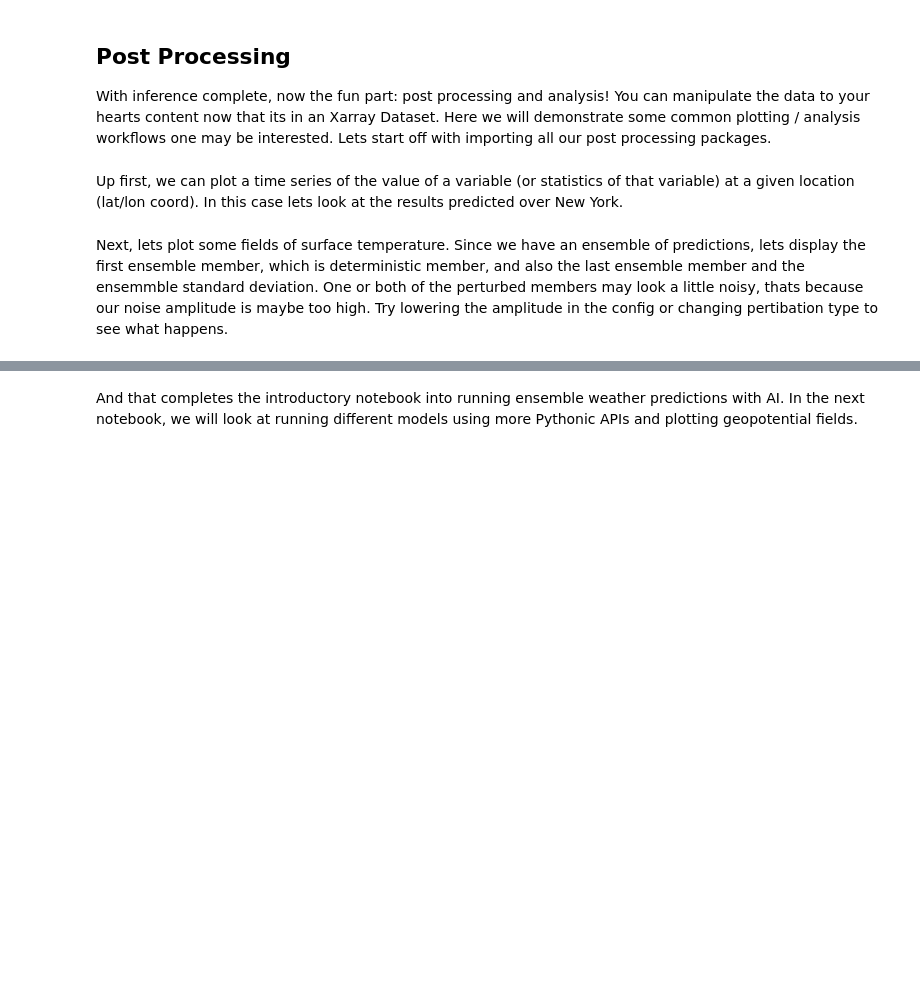
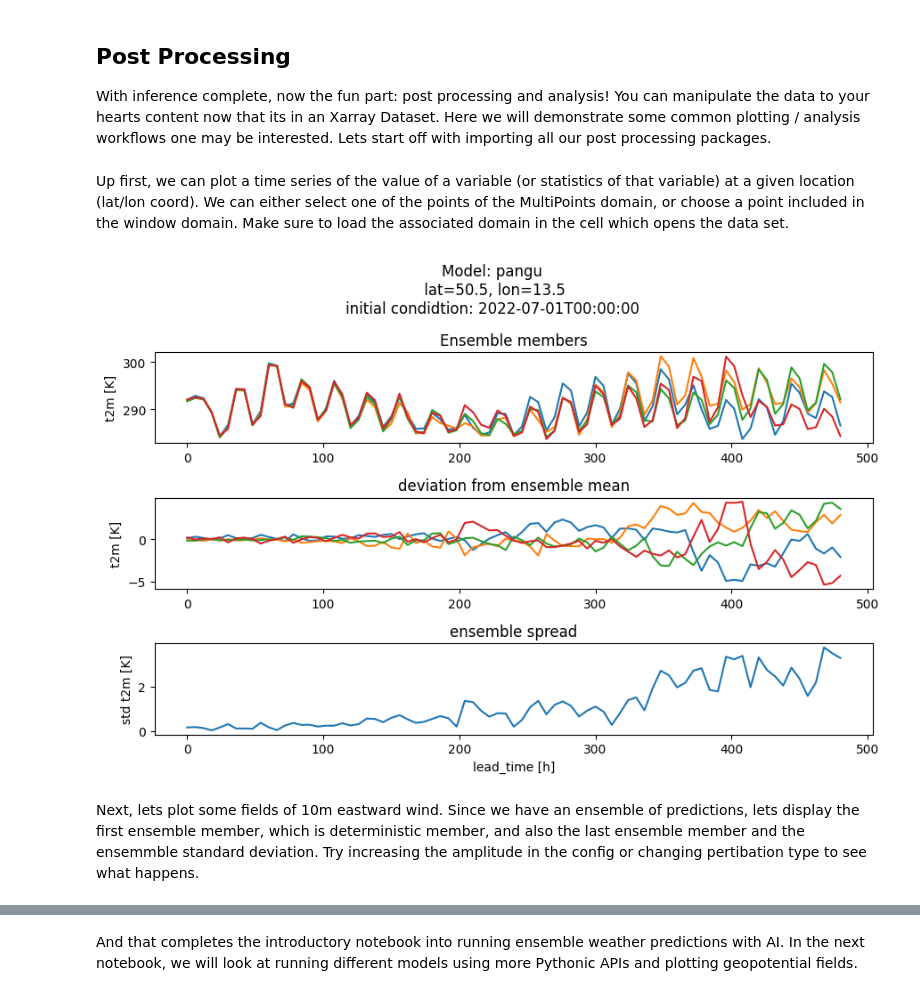
Before and after one commit to MarsuPila/earth2mip, a Jupyter notebook: examples/notebooks/04_nov_dem.ipynb, the cells around one changed output, grey strips where cells are left out. Drawn from its saved outputs; the diff is of its cells as text; code cells hidden in the pictures; blank space fills up the shorter version.

```diff
--- a/examples/notebooks/04_nov_dem.ipynb
+++ b/examples/notebooks/04_nov_dem.ipynb
@@ -177,4 +223,7 @@ But with our single NetCDF file we can load it into a [Xarray Dataset](https://d
 # %%
+domain_idx = 0
+weather_model = 'pangu'
+
 def open_ensemble(f, domain, chunks={"time": 1}):
     time = xarray.open_dataset(f).time
     root = xarray.open_dataset(f, decode_times=False)
@@ -182,8 +231,9 @@ def open_ensemble(f, domain, chunks={"time": 1}):
     ds.attrs = root.attrs
     return ds.assign_coords(time=time)
 
-output_path = config["output_path"]
-domains = config["weather_event"]["domains"][0]["name"]
-ensemble_members = config["ensemble_members"]
-ds = open_ensemble(os.path.join(output_path, "ensemble_out_0.nc"), domains)
+dat_file = f"../outputs/04_nov_dem/{weather_model}/ensemble_out_0.nc"
+root = xarray.open_dataset(dat_file, decode_times=False)
+config = json.loads(root.attrs['config'])
+domain = config['weather_event']["domains"][domain_idx]
+ds = open_ensemble(dat_file, domain['name'])
 ds
@@ -214,30 +305,42 @@ countries = cfeature.NaturalEarthFeature(
     edgecolor='black'
 )
 # %% [markdown]
-Up first, we can plot a time series of the value of a variable (or statistics of that variable) at a given location (lat/lon coord). In this case lets look at the results predicted over New York.
+Up first, we can plot a time series of the value of a variable (or statistics of that variable) at a given location (lat/lon coord). We can either select one of the points of the MultiPoints domain, or choose a point included in the window domain. Make sure to load the associated domain in the cell which opens the data set.
 # %%
+# plot time series of points
+if domain['type'] == 'MultiPoint':
+    selection = 0 # id of point
+    loc = ds.sel(npoints=selection)
+    _lat, _lon = float(loc.lat_point), float(loc.lon_point)
+elif domain['type'] == 'Window':
+    selection = (50.5, 13.5) # lat/lon coords of point of interest
+    loc = ds.sel(lat=selection[0], lon=selection[1])
+    _lat, _lon = selection
+else:
+    raise ValueError(f'plotting time series not implemented for domain type {domain["type"]}')
 
-lead_time = np.array((pd.to_datetime(ds.time) - pd.to_datetime(ds.time)[0]).total_seconds()/ 3600)
-nyc_lat = 40
-nyc_lon = 360-74
-NYC = ds.sel(lon = nyc_lon, lat = nyc_lat)
+lead_time = np.array((pd.to_datetime(ds.time) - pd.to_datetime(ds.time)[0]).total_seconds()/3600)
 fig = plt.figure(figsize=(9, 6))
+fig.suptitle(f'Model: {config["weather_model"]}\n lat={_lat}, lon={_lon}\ninitial condidtion: {config["weather_event"]["properties"]["start_time"]}')
+
 ax = fig.add_subplot(311)
 ax.set_title('Ensemble members')
-ax.plot(lead_time, NYC.t2m.T)
+ax.plot(lead_time, loc.t2m.T)
 ax.set_ylabel('t2m [K]')
 
 ax = fig.add_subplot(312)
 ax.set_title('deviation from ensemble mean')
-ax.plot(lead_time, NYC.t2m.T-NYC.t2m.mean("ensemble"))
+ax.plot(lead_time, loc.t2m.T-loc.t2m.mean("ensemble"))
 ax.set_ylabel('t2m [K]')
 
 ax = fig.add_subplot(313)
 ax.set_title('ensemble spread')
-ax.plot(lead_time, NYC.t2m.std("ensemble"))
+ax.plot(lead_time, loc.t2m.std("ensemble"))
 ax.set_xlabel('lead_time [h]')
 ax.set_ylabel('std t2m [K]')
 plt.tight_layout()
+# %% [output]
+[figure, added]
 # %% [markdown]
-Next, lets plot some fields of surface temperature. Since we have an ensemble of predictions, lets display the first ensemble member, which is deterministic member, and also the last ensemble member and the ensemmble standard deviation. One or both of the perturbed members may look a little noisy, thats because our noise amplitude is maybe too high. Try lowering the amplitude in the config or changing pertibation type to see what happens.
+Next, lets plot some fields of 10m eastward wind. Since we have an ensemble of predictions, lets display the first ensemble member, which is deterministic member, and also the last ensemble member and the ensemmble standard deviation. Try increasing the amplitude in the config or changing pertibation type to see what happens.
 # %%
```
Also changed, not shown: parts of 19 cells of this notebook, 2 other files.
